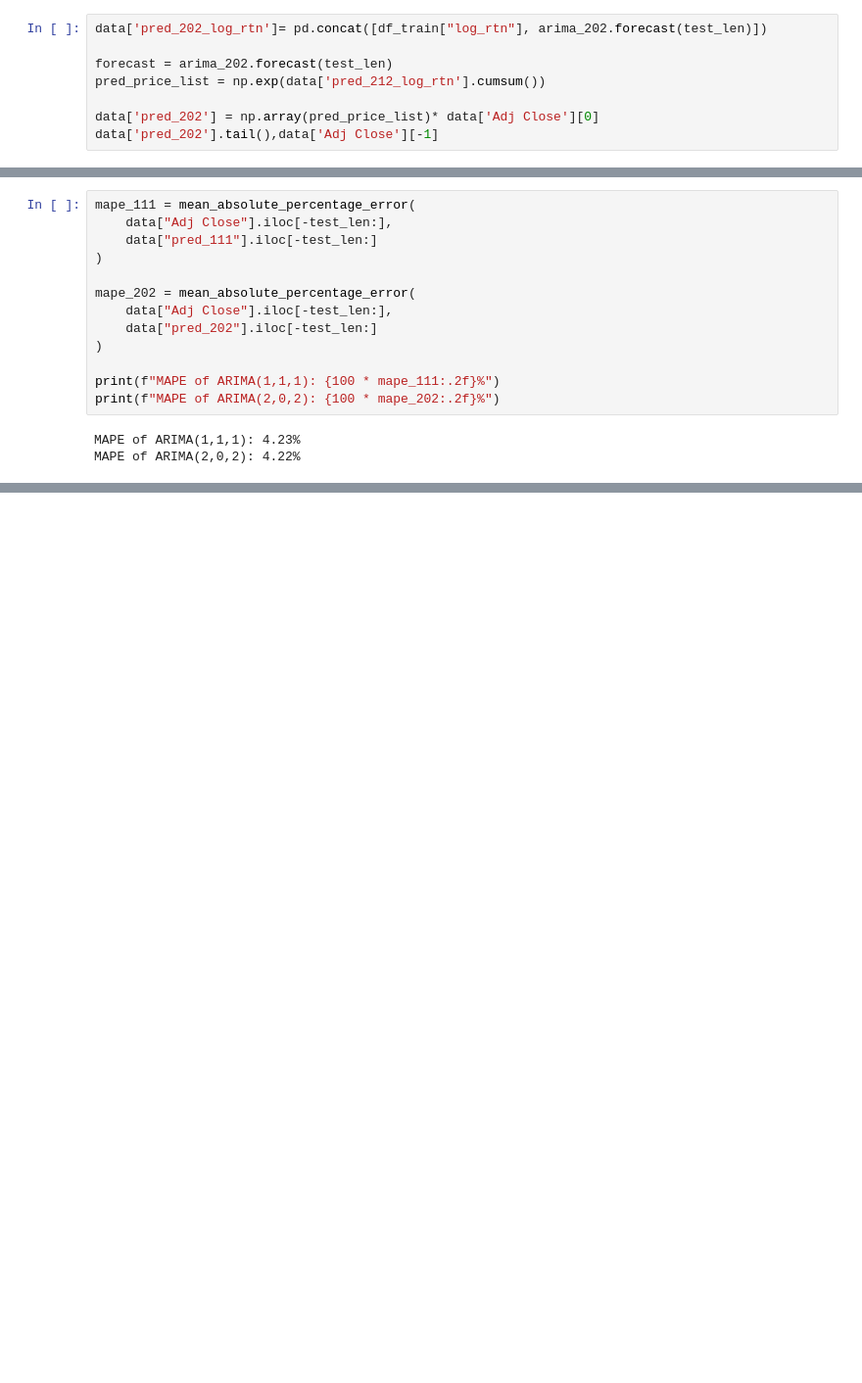
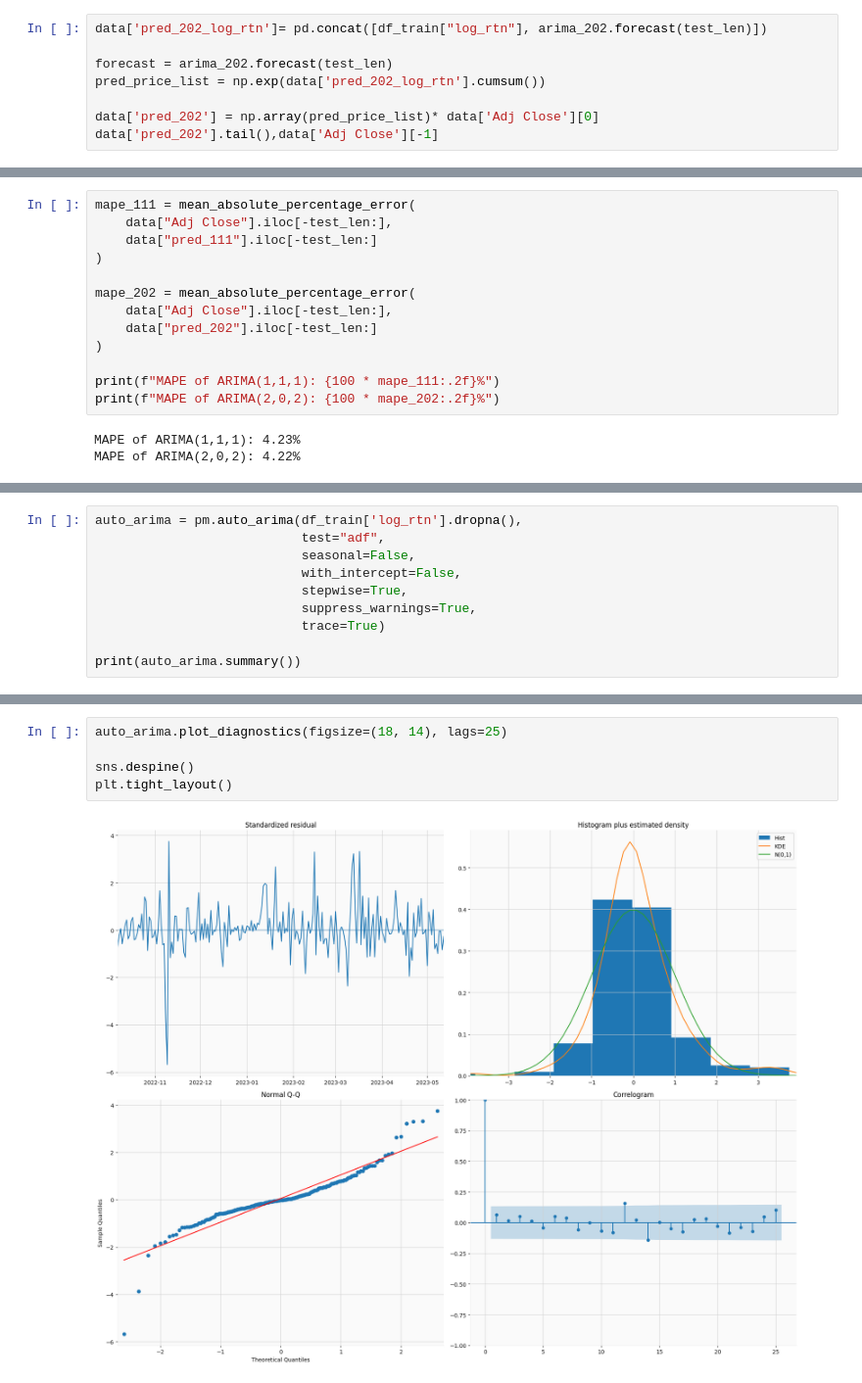
Before and after one commit to AmirGhnbr/statistical_time_series_analysis, a Jupyter notebook: statistical_time_series_analysis.ipynb, the cells around one changed output, grey strips where cells are left out. Shown at 98% size. Saved outputs shown, nothing was run; the diff lists cells and outputs as text; blank space fills up the shorter version.

```diff
--- a/statistical_time_series_analysis.ipynb
+++ b/statistical_time_series_analysis.ipynb
@@ -584,7 +585,7 @@ Name: pred_111, dtype: float64
 data['pred_202_log_rtn']= pd.concat([df_train["log_rtn"], arima_202.forecast(test_len)])
 
 forecast = arima_202.forecast(test_len)
-pred_price_list = np.exp(data['pred_212_log_rtn'].cumsum())
+pred_price_list = np.exp(data['pred_202_log_rtn'].cumsum())
 
 data['pred_202'] = np.array(pred_price_list)* data['Adj Close'][0]
 data['pred_202'].tail(),data['Adj Close'][-1]
@@ -629,0 +678,10 @@ MAPE of ARIMA(2,0,2): 4.22%
+# %%
+auto_arima = pm.auto_arima(df_train['log_rtn'].dropna(),
+                           test="adf",
+                           seasonal=False,
+                           with_intercept=False,
+                           stepwise=True,
+                           suppress_warnings=True,
+                           trace=True)
+
+print(auto_arima.summary())
@@ -629,0 +706,7 @@ MAPE of ARIMA(2,0,2): 4.22%
+# %%
+auto_arima.plot_diagnostics(figsize=(18, 14), lags=25)
+
+sns.despine()
+plt.tight_layout()
+# %% [output]
+[figure, added]
```
Also changed, not shown: parts of 34 cells of this notebook.
